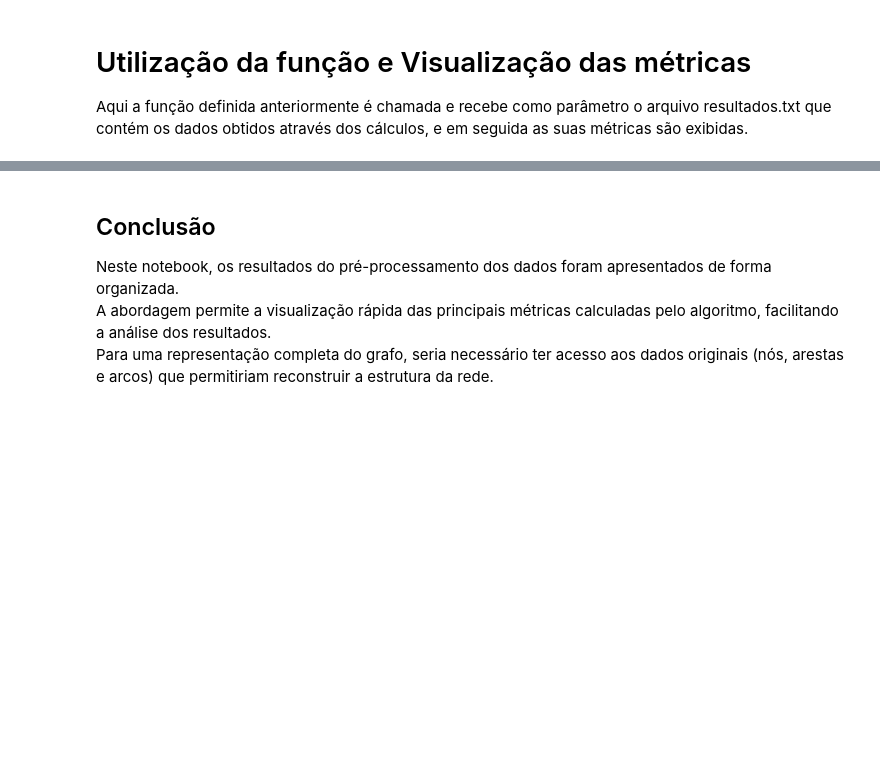
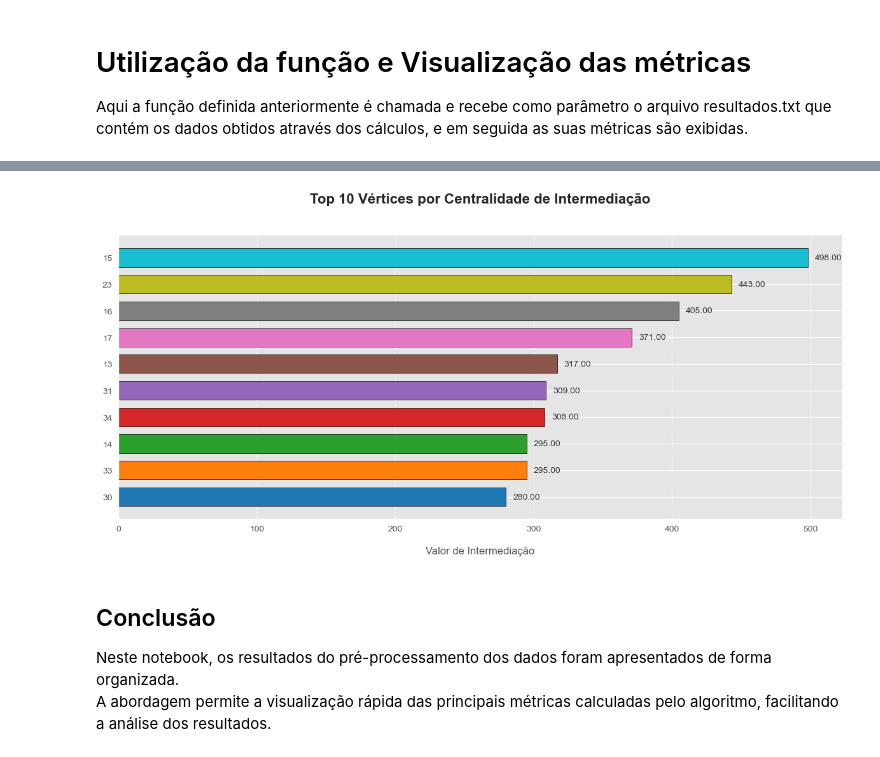
Before and after one commit to leoguimaraes49/Trabalho-Pratico-Final-GCC262--Grafos-e-suas-Aplicacoes, a Jupyter notebook: Etapa-1_visualização.ipynb, the cells around one changed output, grey strips where cells are left out. Cells and saved outputs as stored; diff of their text form; code cells hidden in the pictures; blank space fills up the shorter version.

```diff
--- a/Etapa-1_visualização.ipynb
+++ b/Etapa-1_visualização.ipynb
@@ -104,6 +206,51 @@ for chave, valor in dados.items():
+# %%
+def plot_intermediacao_pro(df_intermed):
+    try:
+        plt.style.use('ggplot')
+        colors = ['#1f77b4', '#ff7f0e', '#2ca02c', '#d62728', '#9467bd',
+                  '#8c564b', '#e377c2', '#7f7f7f', '#bcbd22', '#17becf']
+
+        top10 = df_intermed.head(10).sort_values('Intermediação', ascending=True)
+        fig, ax = plt.subplots(figsize=(12, 6))
+
+        bars = ax.barh(top10['Vértice'].astype(str),
+                     top10['Intermediação'],
+                     color=colors,
+                     edgecolor='black',
+                     height=0.7)
+
+        ax.set_title('Top 10 Vértices por Centralidade de Intermediação\n',
+                   fontsize=16, fontweight='bold', pad=20)
+        ax.set_xlabel('Valor de Intermediação', fontsize=12, labelpad=15)
+        ax.xaxis.set_tick_params(labelsize=10)
+        ax.yaxis.set_tick_params(labelsize=10)
+
+        for bar in bars:
+            width = bar.get_width()
+            ax.text(width + (top10['Intermediação'].max() * 0.01),
+                    bar.get_y() + bar.get_height()/2,
+                    f'{width:.2f}',
+                    va='center', ha='left',
+                    fontsize=10, color='#2d3436')
+
+        ax.grid(axis='x', linestyle='--', alpha=0.7)
+        ax.spines[['top', 'right']].set_visible(False)
+
+        plt.tight_layout()
+        plt.show()
+
+    except Exception as e:
+        print(f"Erro ao gerar gráfico: {str(e)}")
+        print("Verifique se o DataFrame contém dados válidos na coluna 'Intermediação'")
+
+if not df_intermed.empty:
+    plot_intermediacao_pro(df_intermed)
+else:
+    print("Dados de intermediação não disponíveis para plotagem")
+# %% [output]
+[figure, added]
 # %% [markdown]
 ## Conclusão
 
 Neste notebook, os resultados do pré-processamento dos dados foram apresentados de forma organizada.
 A abordagem permite a visualização rápida das principais métricas calculadas pelo algoritmo, facilitando a análise dos resultados.
-Para uma representação completa do grafo, seria necessário ter acesso aos dados originais (nós, arestas e arcos) que permitiriam reconstruir a estrutura da rede.
```
Also changed, not shown: parts of 9 cells of this notebook.
